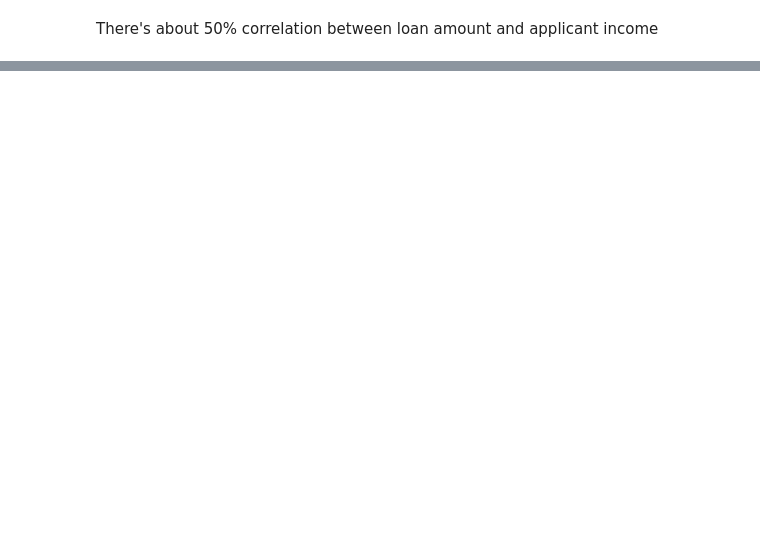
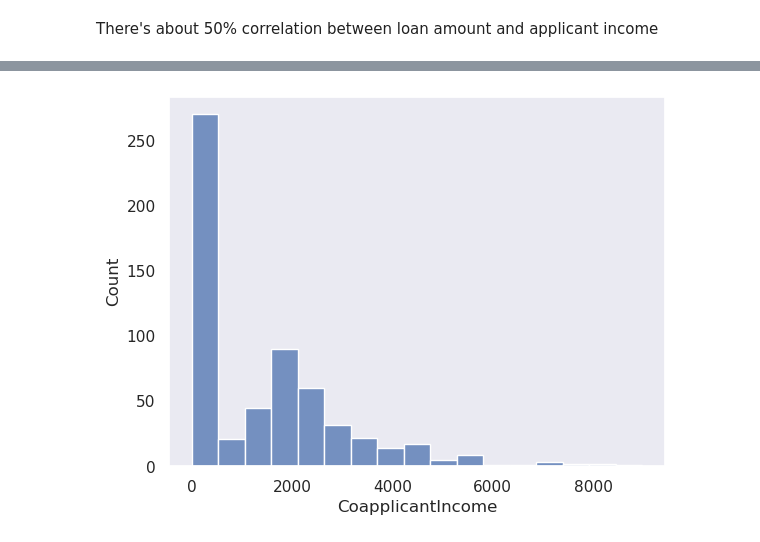
Before and after one commit to nedu10/Regression-and-Classification, a Jupyter notebook: Classification/Loan Prediction/main.ipynb, the cells around one changed output, grey strips where cells are left out. Saved outputs shown, nothing was run; the diff lists cells and outputs as text; code cells hidden in the pictures; blank space fills up the shorter version.

```diff
--- a/Classification/Loan Prediction/main.ipynb
+++ b/Classification/Loan Prediction/main.ipynb
@@ -199,0 +353,6 @@ There's about 50% correlation between loan amount and applicant income
+# %%
+train_data.drop(train_data[train_data.CoapplicantIncome > 10000].index, inplace=True)
+sns.histplot(train_data["CoapplicantIncome"])
+plt.show()
+# %% [output]
+[figure, added]
```
Also changed, not shown: parts of 40 cells of this notebook.
